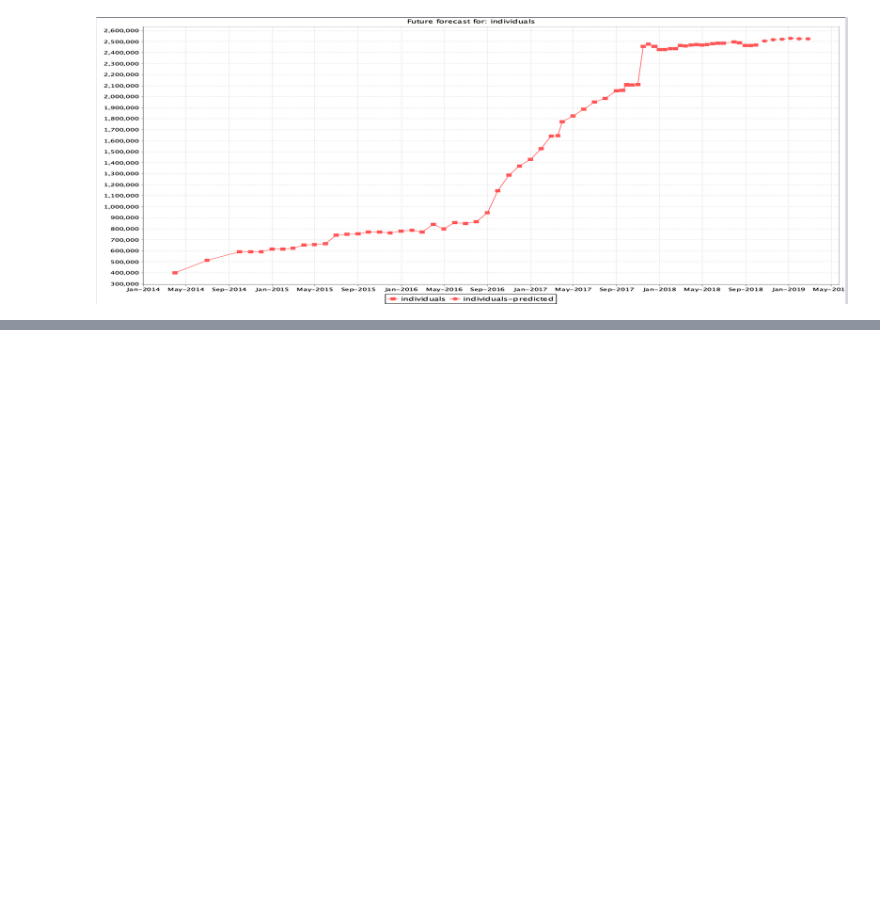
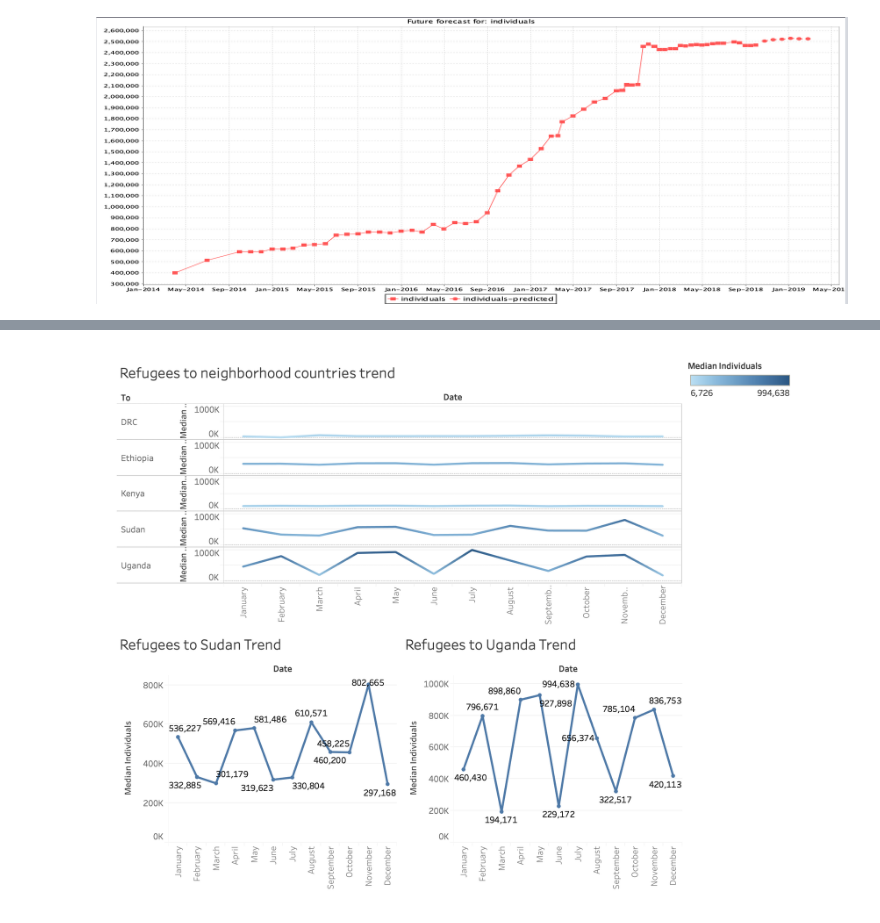
Before and after one commit to hbshih/Data-Science-17-18-Project, a Jupyter notebook: Refugees_To_[Country]_Explained.ipynb, the cells around one changed output, grey strips where cells are left out. Saved outputs shown, nothing was run; the diff lists cells and outputs as text; code cells hidden in the pictures; blank space fills up the shorter version.

```diff
--- a/Refugees_To_[Country]_Explained.ipynb
+++ b/Refugees_To_[Country]_Explained.ipynb
@@ -268,0 +263,4 @@ Total Number of Instances               69
+# %%
+Image(filename='Results_R_To_NC/Dashboard_1.png')
+# %% [output]
+[figure, added]
```
Also changed, not shown: parts of 7 cells of this notebook, 12 other files.
